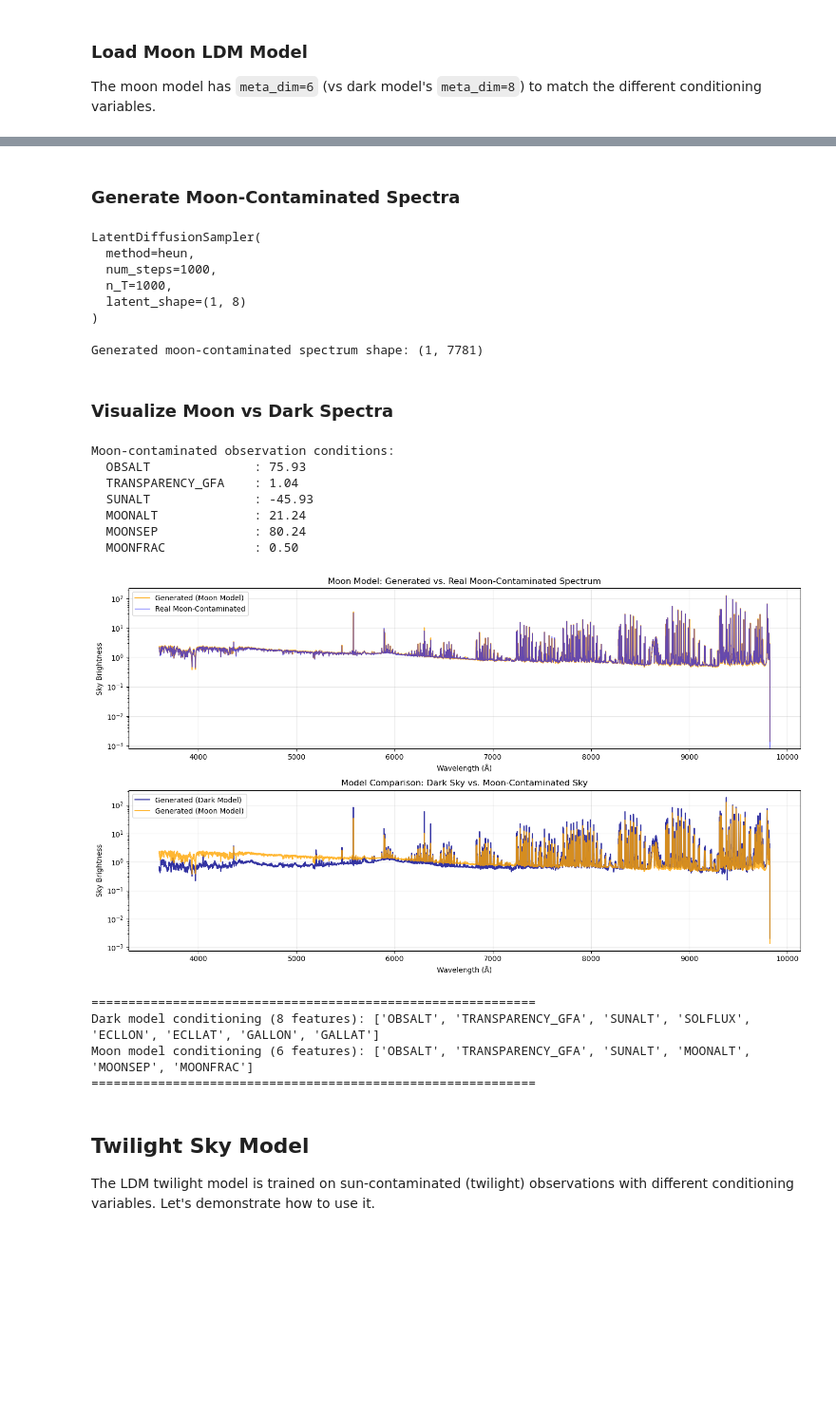
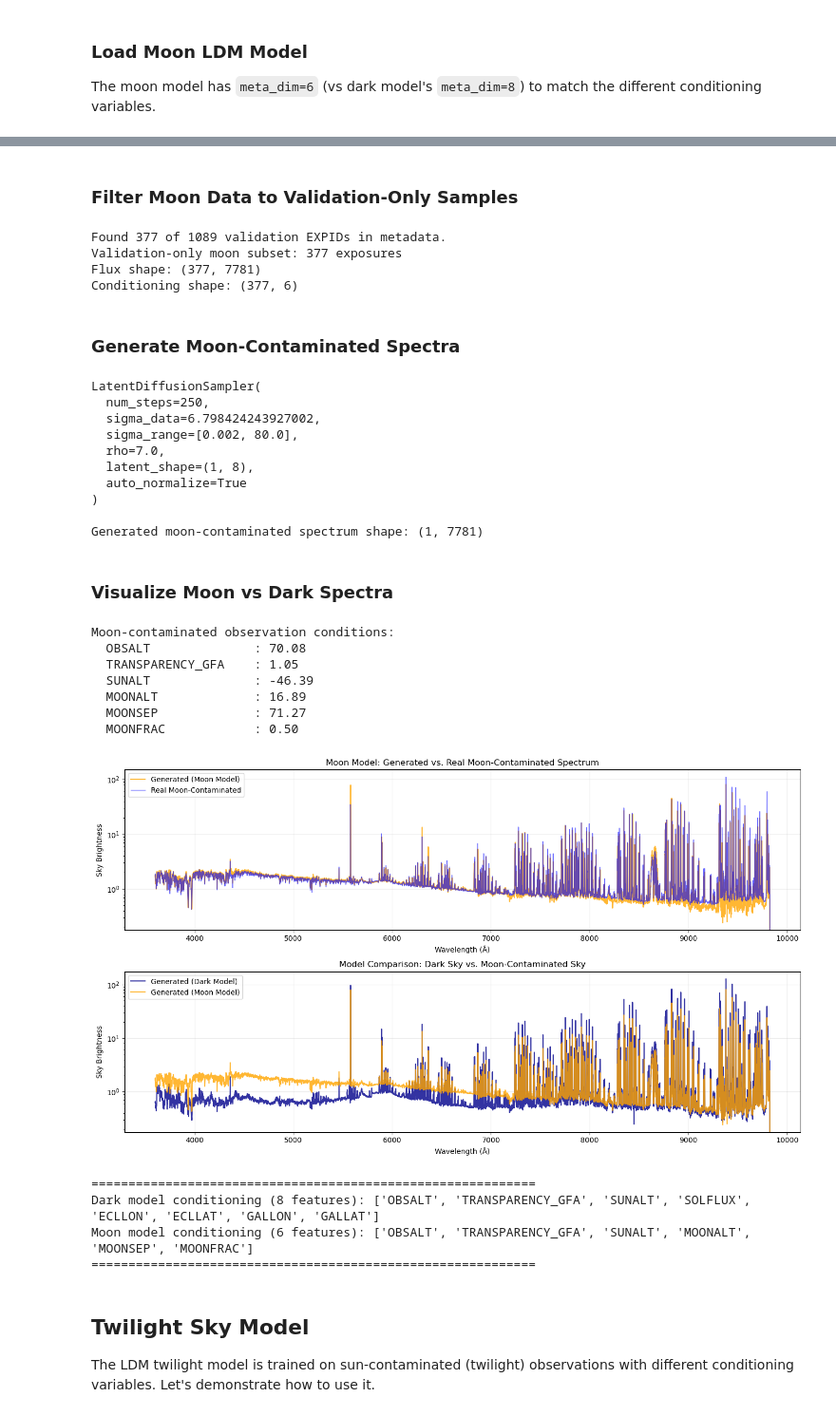
Before and after one commit to MatthewDowicz/desisky, a Jupyter notebook: examples/05_ldm_inference.ipynb, the cells around one changed output, grey strips where cells are left out. Shown at 95% size. Saved outputs shown, nothing was run; the diff lists cells and outputs as text; code cells hidden in the pictures; blank space fills up the shorter version.

```diff
--- a/examples/05_ldm_inference.ipynb
+++ b/examples/05_ldm_inference.ipynb
@@ -206,17 +233,23 @@ Generated latents shape: (100, 1, 8)
 # %%
 test_cond = conditioning[0:1]  # Single sample
 
-print("Comparing sampling methods:")
+print("Comparing number of sampling steps (Heun solver):")
 print("-" * 60)
 
-for method in ["heun", "ddim"]:
-    method_sampler = LatentDiffusionSampler(
-        ldm, vae, method=method, num_steps=40
+for steps in [20, 50, 100, 200]:
+    step_sampler = LatentDiffusionSampler(
+        ldm_model=ldm,
+        vae_model=vae,
+        sigma_data=ldm_meta["training"]["sigma_data"],
+        conditioning_scaler=ldm_meta["training"]["conditioning_scaler"],
+        num_steps=steps,
+        latent_channels=1,
+        latent_dim=8
     )
-    spec = method_sampler.sample(
+    spec = step_sampler.sample(
         key=jr.PRNGKey(0),  # Same seed for comparison
         conditioning=test_cond,
         guidance_scale=1.0
     )
-    print(f"{method.upper():5s}: mean flux = {spec.mean():.3f}, std = {spec.std():.3f}")
+    print(f"{steps:4d} steps: mean flux = {spec.mean():.3f}, std = {spec.std():.3f}")
 # %% [output]
@@ -236,9 +271,9 @@ test_cond = conditioning[test_idx]
 sampler = LatentDiffusionSampler(
     ldm_model=ldm,
     vae_model=vae,
-    method="heun",
-    num_steps=1000,
-    n_T=1000,
+    sigma_data=ldm_meta["training"]["sigma_data"],
+    conditioning_scaler=ldm_meta["training"]["conditioning_scaler"],
+    num_steps=250,
     latent_channels=1,
     latent_dim=8
 )
@@ -346,3 +381,20 @@ Moon LDM Architecture:
+# %% [markdown]
+### Filter Moon Data to Validation-Only Samples
+# %%
+# Filter moon data to validation-only samples
+val_mask_moon = get_validation_mask(metadata_moon, ldm_moon_meta)
+flux_moon = flux_moon[val_mask_moon]
+metadata_moon = metadata_moon[val_mask_moon].reset_index(drop=True)
+moon_conditioning = moon_conditioning[val_mask_moon]
+
+print(f"Validation-only moon subset: {len(metadata_moon)} exposures")
+print(f"Flux shape: {flux_moon.shape}")
+print(f"Conditioning shape: {moon_conditioning.shape}")
+# %% [output]
+Found 377 of 1089 validation EXPIDs in metadata.
+Validation-only moon subset: 377 exposures
+Flux shape: (377, 7781)
+Conditioning shape: (377, 6)
 # %% [markdown]
 ### Generate Moon-Contaminated Spectra
 # %%
@@ -350,9 +402,9 @@ Moon LDM Architecture:
 moon_sampler = LatentDiffusionSampler(
     ldm_model=ldm_moon,
     vae_model=vae,  # Same VAE for all models
-    method="heun",
-    num_steps=1000,
-    n_T=1000,
+    sigma_data=ldm_moon_meta["training"]["sigma_data"],
+    conditioning_scaler=ldm_moon_meta["training"]["conditioning_scaler"],
+    num_steps=250,
     latent_channels=1,
     latent_dim=8
 )
@@ -366,16 +418,18 @@ test_moon_cond = moon_conditioning[test_moon_idx:test_moon_idx+1]
 moon_spec = moon_sampler.sample(
     key=jr.PRNGKey(42),
     conditioning=test_moon_cond,
-    guidance_scale=2.0
+    guidance_scale=1.0
 )
 
 print(f"\nGenerated moon-contaminated spectrum shape: {moon_spec.shape}")
 # %% [output]
 LatentDiffusionSampler(
-  method=heun,
-  num_steps=1000,
-  n_T=1000,
-  latent_shape=(1, 8)
+  num_steps=250,
+  sigma_data=6.798424243927002,
+  sigma_range=[0.002, 80.0],
+  rho=7.0,
+  latent_shape=(1, 8),
+  auto_normalize=True
 )
 
 Generated moon-contaminated spectrum shape: (1, 7781)
@@ -399,40 +453,40 @@ ax1.grid(alpha=0.3)
 print("Moon-contaminated observation conditions:")
 for col, val in zip(MOON_CONDITIONING_COLS, test_moon_cond.squeeze()):
     print(f"  {col:20s}: {val:.2f}")
 
 # Plot 2: Compare Dark vs Moon Spectra (both generated)
 # Generate a dark spectrum for comparison
 dark_spec_comparison = sampler.sample(
     key=jr.PRNGKey(42),
     conditioning=conditioning[0:1],
-    guidance_scale=2.0
+    guidance_scale=1.0
 )
 
 ax2.plot(wavelength, dark_spec_comparison.squeeze(), alpha=0.8, label='Generated (Dark Model)', linewidth=1.5, color='darkblue')
 ax2.plot(wavelength_moon, moon_spec.squeeze(), alpha=0.8, label='Generated (Moon Model)', linewidth=1.5, color='orange')
 ax2.set_xlabel('Wavelength (Å)')
 ax2.set_ylabel('Sky Brightness')
 ax2.set_yscale('log')
 ax2.set_title('Model Comparison: Dark Sky vs. Moon-Contaminated Sky')
 ax2.legend()
 ax2.grid(alpha=0.3)
 
 plt.tight_layout()
 plt.show()
 
 print("\n" + "="*60)
 print("Dark model conditioning (8 features):", CONDITIONING_COLS)
 print("Moon model conditioning (6 features):", MOON_CONDITIONING_COLS)
 print("="*60)
 # %% [output]
 Moon-contaminated observation conditions:
-  OBSALT              : 75.93
-  TRANSPARENCY_GFA    : 1.04
-  SUNALT              : -45.93
-  MOONALT             : 21.24
-  MOONSEP             : 80.24
+  OBSALT              : 70.08
+  TRANSPARENCY_GFA    : 1.05
+  SUNALT              : -46.39
+  MOONALT             : 16.89
+  MOONSEP             : 71.27
   MOONFRAC            : 0.50
-[figure, old version]
+[figure, new version]
 ============================================================
 Dark model conditioning (8 features): ['OBSALT', 'TRANSPARENCY_GFA', 'SUNALT', 'SOLFLUX', 'ECLLON', 'ECLLAT', 'GALLON', 'GALLAT']
 Moon model conditioning (6 features): ['OBSALT', 'TRANSPARENCY_GFA', 'SUNALT', 'MOONALT', 'MOONSEP', 'MOONFRAC']
```
Also changed, not shown: parts of 20 cells of this notebook, 1 other file.
